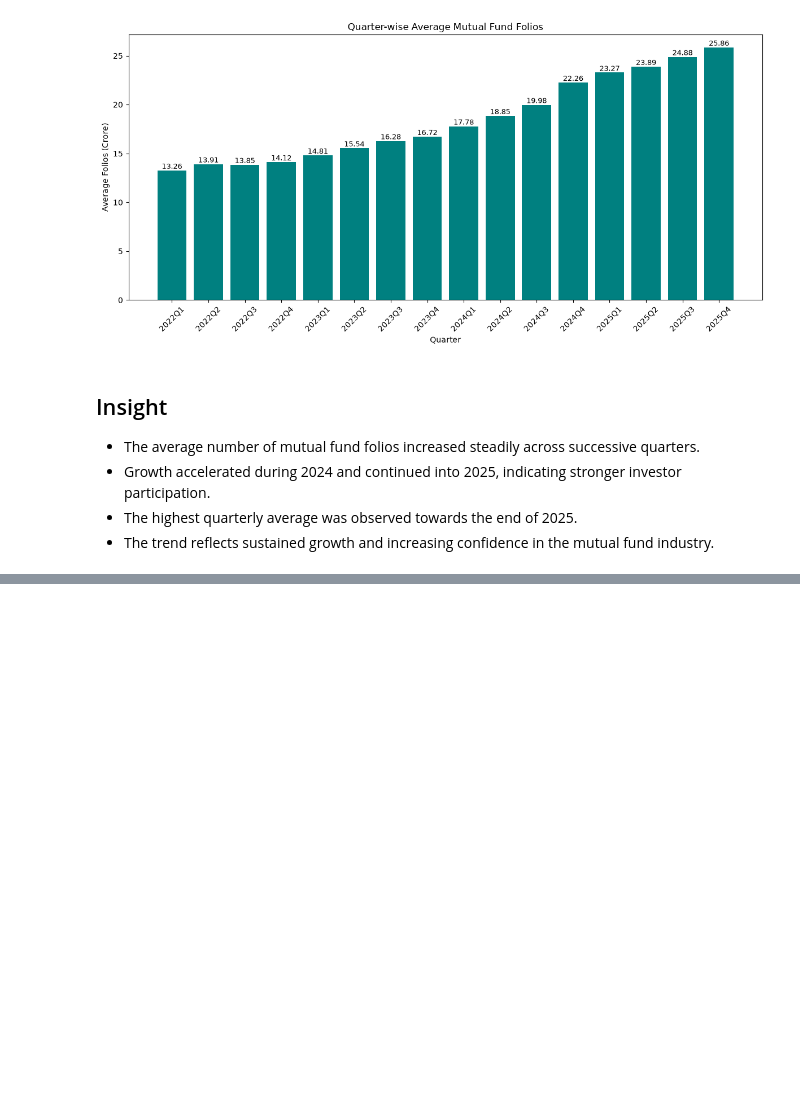
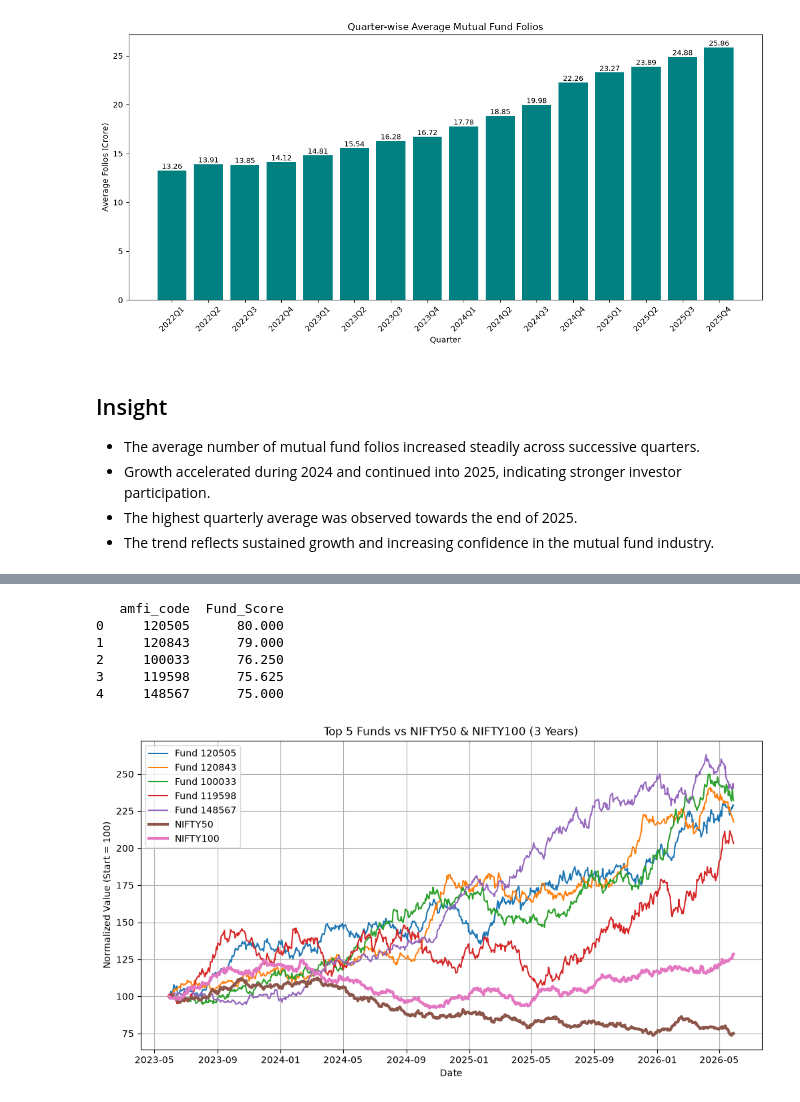
Before and after one commit to Aishwch/mutual-fund-analytics, a Jupyter notebook: notebooks/EDA_Analysis.ipynb, the cells around one changed output, grey strips where cells are left out. Saved outputs shown, nothing was run; the diff lists cells and outputs as text; code cells hidden in the pictures; blank space fills up the shorter version.

Commit message:
feat: add fund performance analytics

```diff
--- a/notebooks/EDA_Analysis.ipynb
+++ b/notebooks/EDA_Analysis.ipynb
@@ -815,0 +821,5 @@ plt.show()
+# %%
+import pandas as pd
+
+nav_data = pd.read_csv("../data/processed/02_nav_history_cleaned.csv")
+print(nav_data.head())
@@ -815,0 +969,4 @@ plt.show()
+# %%
+benchmark = pd.read_csv("../data/processed/10_benchmark_indices_cleaned.csv")
+print(benchmark.columns)
+benchmark.head()
@@ -815,0 +1240,65 @@ plt.show()
+# %%
+top5 = fund_scorecard.head(5)
+
+print(top5[["amfi_code", "Fund_Score"]])
+# %% [output]
+   amfi_code  Fund_Score
+0     120505      80.000
+1     120843      79.000
+2     100033      76.250
+3     119598      75.625
+4     148567      75.000
+# %%
+# Top 5 fund codes
+top_codes = top5["amfi_code"].tolist()
+
+# Filter NAV data
+top_nav = nav_data[nav_data["amfi_code"].isin(top_codes)].copy()
+
+# Keep last 3 years
+latest_date = top_nav["date"].max()
+start_date = latest_date - pd.DateOffset(years=3)
+
+top_nav = top_nav[top_nav["date"] >= start_date]
+
+# Normalize each fund to start at 100
+plt.figure(figsize=(12,6))
+
+for code in top_codes:
+    fund = top_nav[top_nav["amfi_code"] == code].sort_values("date")
+
+    normalized = fund["nav"] / fund["nav"].iloc[0] * 100
+
+    plt.plot(
+        fund["date"],
+        normalized,
+        label=f"Fund {code}"
+    )
+
+# Plot NIFTY50 and NIFTY100
+for index in ["NIFTY50", "NIFTY100"]:
+    bench = benchmark[
+        (benchmark["index_name"] == index) &
+        (benchmark["date"] >= start_date)
+    ].sort_values("date")
+
+    normalized = bench["close_value"] / bench["close_value"].iloc[0] * 100
+
+    plt.plot(
+        bench["date"],
+        normalized,
+        linewidth=3,
+        label=index
+    )
+
+plt.title("Top 5 Funds vs NIFTY50 & NIFTY100 (3 Years)")
+plt.xlabel("Date")
+plt.ylabel("Normalized Value (Start = 100)")
+plt.legend()
+plt.grid(True)
+
+plt.savefig("../data/processed/benchmark_comparison_chart.png", dpi=300)
+
+plt.show()
+# %% [output]
+[figure, added]
```
Also changed, not shown: parts of 28 cells of this notebook, 2 other files.
